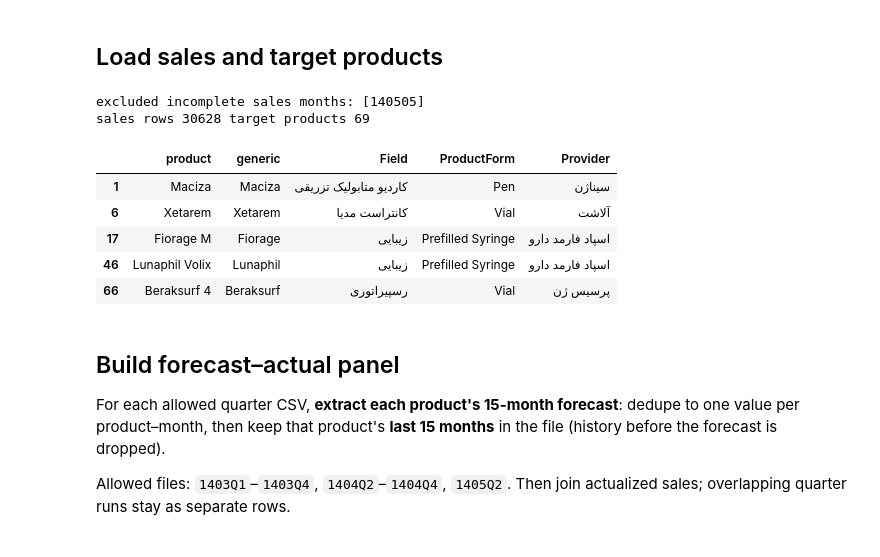
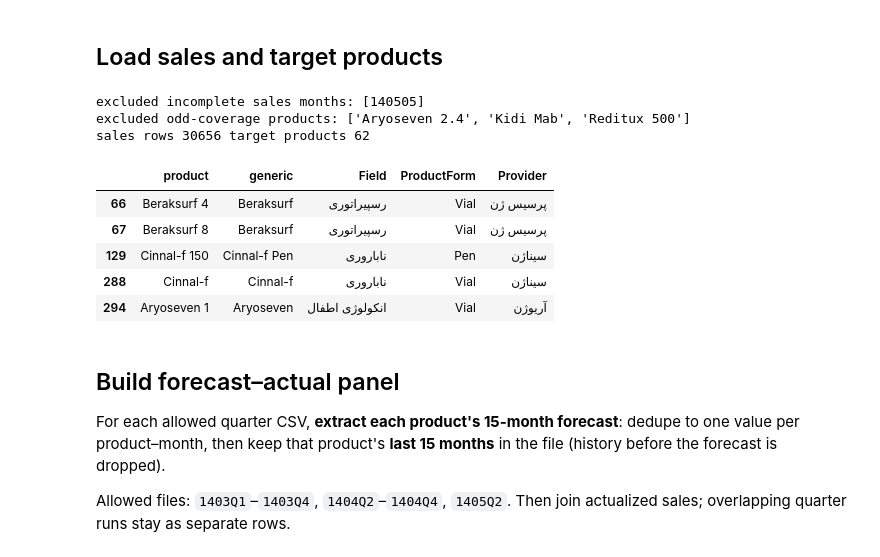
Before and after one commit to ki94mach/PharmProd_Forecast, a Jupyter notebook: notebooks/residual_prediction.ipynb, the cells around one changed output. Drawn from its saved outputs; the diff is of its cells as text; code cells hidden in the pictures.

```diff
--- a/notebooks/residual_prediction.ipynb
+++ b/notebooks/residual_prediction.ipynb
@@ -72,31 +75,49 @@ ok (140407, 140412)
 # %%
 sales_df = load_sales_data()
 sales_df["date"] = sales_df["date"].astype(int)
 sales_df["sales"] = pd.to_numeric(sales_df["sales"], errors="coerce")
 sales_df = sales_df[~sales_df["date"].isin(INCOMPLETE_SHAMSI_MONTHS)].copy()
 print("excluded incomplete sales months:", sorted(INCOMPLETE_SHAMSI_MONTHS))
 
 dim_product_df = load_dim_product()
 target_products = dim_product_df[dim_product_df["GenericEN"].isin(TARGET_GENERIC_EN)].copy()
 target_product_names = set(target_products["ProductTitleEN"].dropna().astype(str))
 
+# Drop products with misaligned / stale forecast windows (outlier origins vs modal qrt origin)
+EXCLUDED_ODD_COVERAGE_PRODUCTS = {
+    "Nanojade 90 Old",
+    "Nanojade 180 Old",
+    "Nanojade 360 Old",
+    "Kidi Mab",
+    "Alvocade 3.5",
+    "Aryoseven 2.4",
+    "Reditux 500"
+}
+removed = sorted(target_product_names & EXCLUDED_ODD_COVERAGE_PRODUCTS)
+target_product_names -= EXCLUDED_ODD_COVERAGE_PRODUCTS
+target_products = target_products[
+    ~target_products["ProductTitleEN"].astype(str).isin(EXCLUDED_ODD_COVERAGE_PRODUCTS)
+].copy()
+print("excluded odd-coverage products:", removed)
+
 product_attrs = (
     target_products[["ProductTitleEN", "GenericEN", "Field", "ProductForm", "Provider"]]
     .drop_duplicates(subset=["ProductTitleEN"])
     .rename(columns={"ProductTitleEN": "product", "GenericEN": "generic"})
 )
 
 print("sales rows", len(sales_df), "target products", len(target_product_names))
 product_attrs.head()
 # %% [output]
 excluded incomplete sales months: [140505]
-sales rows 30628 target products 69
+excluded odd-coverage products: ['Aryoseven 2.4', 'Kidi Mab', 'Reditux 500']
+sales rows 30656 target products 62
 |  | product | generic | Field | ProductForm | Provider |
-| 1 | Maciza | Maciza | کاردیو متابولیک تزریقی | Pen | سیناژن |
-| 6 | Xetarem | Xetarem | کانتراست مدیا | Vial | آلاشت |
-| 17 | Fiorage M | Fiorage | زیبایی | Prefilled Syringe | اسپاد فارمد دارو |
-| 46 | Lunaphil Volix | Lunaphil | زیبایی | Prefilled Syringe | اسپاد فارمد دارو |
 | 66 | Beraksurf 4 | Beraksurf | رسپیراتوری | Vial | پرسیس ژن |
+| 67 | Beraksurf 8 | Beraksurf | رسپیراتوری | Vial | پرسیس ژن |
+| 129 | Cinnal-f 150 | Cinnal-f Pen | ناباروری | Pen | سیناژن |
+| 288 | Cinnal-f | Cinnal-f | ناباروری | Vial | سیناژن |
+| 294 | Aryoseven 1 | Aryoseven | انکولوژی اطفال | Vial | آریوژن |
 # %% [markdown]
 ## Build forecast–actual panel
 
```
Also changed, not shown: parts of 33 cells of this notebook, 1 other file.
